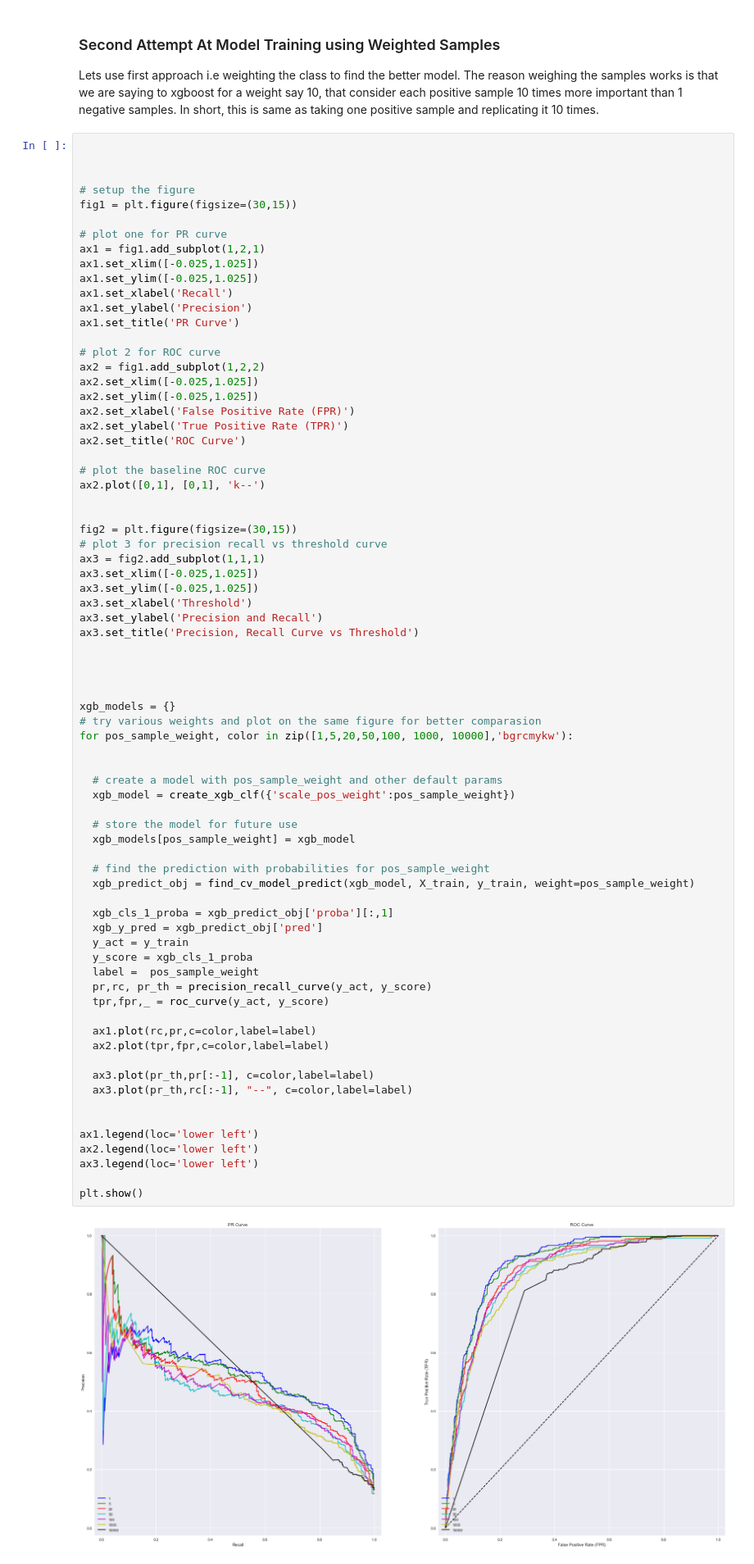
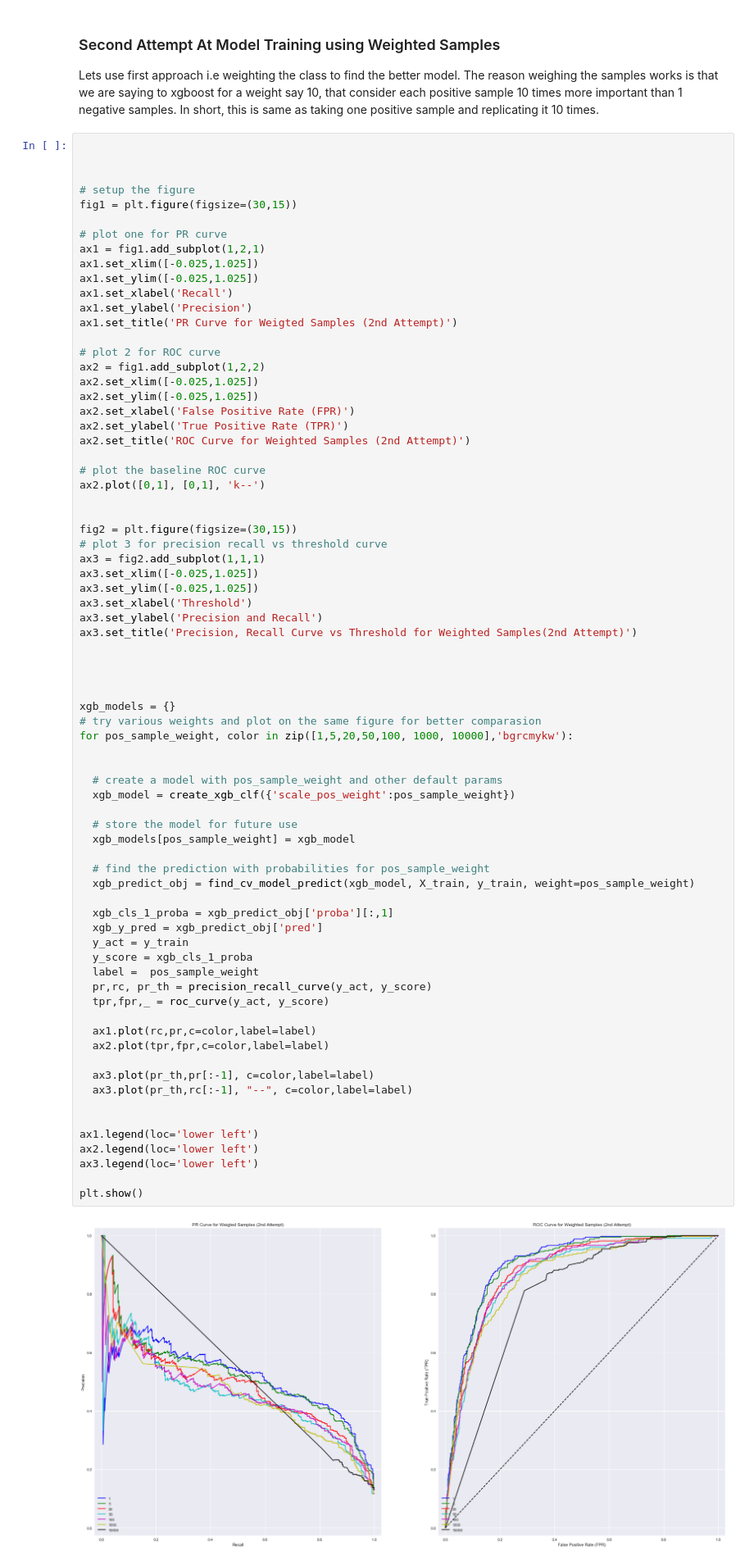
Before and after one commit to aloknsingh/ds_xgboost_clf_4_imbalance_data, a Jupyter notebook: notebooks/predict_bank_cd_subs_by_xgboost_clf_for_imbalance_dataset.ipynb, the cells around one changed output. Shown at 82% size. Drawn from its saved outputs; the diff is of its cells as text.

```diff
--- a/notebooks/predict_bank_cd_subs_by_xgboost_clf_for_imbalance_dataset.ipynb
+++ b/notebooks/predict_bank_cd_subs_by_xgboost_clf_for_imbalance_dataset.ipynb
@@ -1383,7 +1383,7 @@ ax1.set_xlim([-0.025,1.025])
 ax1.set_ylim([-0.025,1.025])
 ax1.set_xlabel('Recall')
 ax1.set_ylabel('Precision')
-ax1.set_title('PR Curve')
+ax1.set_title('PR Curve for Weigted Samples (2nd Attempt)')
 
 # plot 2 for ROC curve
 ax2 = fig1.add_subplot(1,2,2)
@@ -1391,7 +1391,7 @@ ax2.set_xlim([-0.025,1.025])
 ax2.set_ylim([-0.025,1.025])
 ax2.set_xlabel('False Positive Rate (FPR)')
 ax2.set_ylabel('True Positive Rate (TPR)')
-ax2.set_title('ROC Curve')
+ax2.set_title('ROC Curve for Weighted Samples (2nd Attempt)')
 
 # plot the baseline ROC curve
 ax2.plot([0,1], [0,1], 'k--')
@@ -1404,7 +1404,7 @@ ax3.set_xlim([-0.025,1.025])
 ax3.set_ylim([-0.025,1.025])
 ax3.set_xlabel('Threshold')
 ax3.set_ylabel('Precision and Recall')
-ax3.set_title('Precision, Recall Curve vs Threshold')
+ax3.set_title('Precision, Recall Curve vs Threshold for Weighted Samples(2nd Attempt)')
 
 
 
@@ -1417,31 +1417,31 @@ for pos_sample_weight, color in zip([1,5,20,50,100, 1000, 10000],'bgrcmykw'):
   # create a model with pos_sample_weight and other default params
   xgb_model = create_xgb_clf({'scale_pos_weight':pos_sample_weight})
 
   # store the model for future use
   xgb_models[pos_sample_weight] = xgb_model
 
   # find the prediction with probabilities for pos_sample_weight
   xgb_predict_obj = find_cv_model_predict(xgb_model, X_train, y_train, weight=pos_sample_weight)
 
   xgb_cls_1_proba = xgb_predict_obj['proba'][:,1]
   xgb_y_pred = xgb_predict_obj['pred']
   y_act = y_train
   y_score = xgb_cls_1_proba
   label =  pos_sample_weight
   pr,rc, pr_th = precision_recall_curve(y_act, y_score)
   tpr,fpr,_ = roc_curve(y_act, y_score)
 
   ax1.plot(rc,pr,c=color,label=label)
   ax2.plot(tpr,fpr,c=color,label=label)
 
   ax3.plot(pr_th,pr[:-1], c=color,label=label)
   ax3.plot(pr_th,rc[:-1], "--", c=color,label=label)
 
 
 ax1.legend(loc='lower left')
 ax2.legend(loc='lower left')
 ax3.legend(loc='lower left')
 
 plt.show()
 # %% [output]
-[figure, old version]
+[figure, new version]
```
Also changed, not shown: parts of 28 cells of this notebook.
